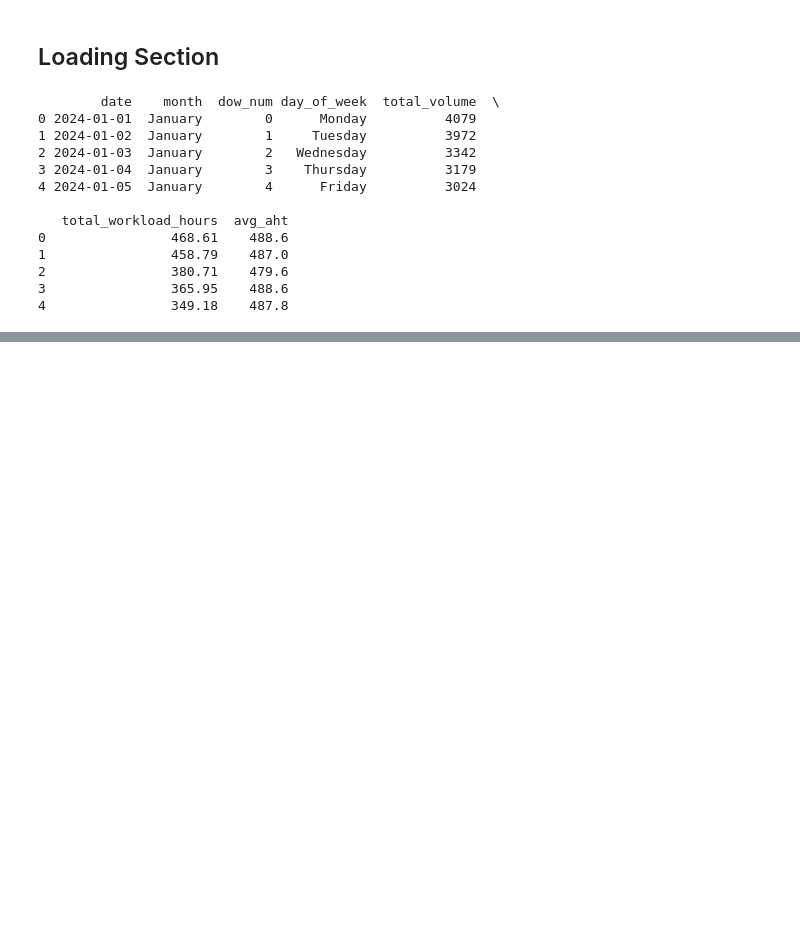
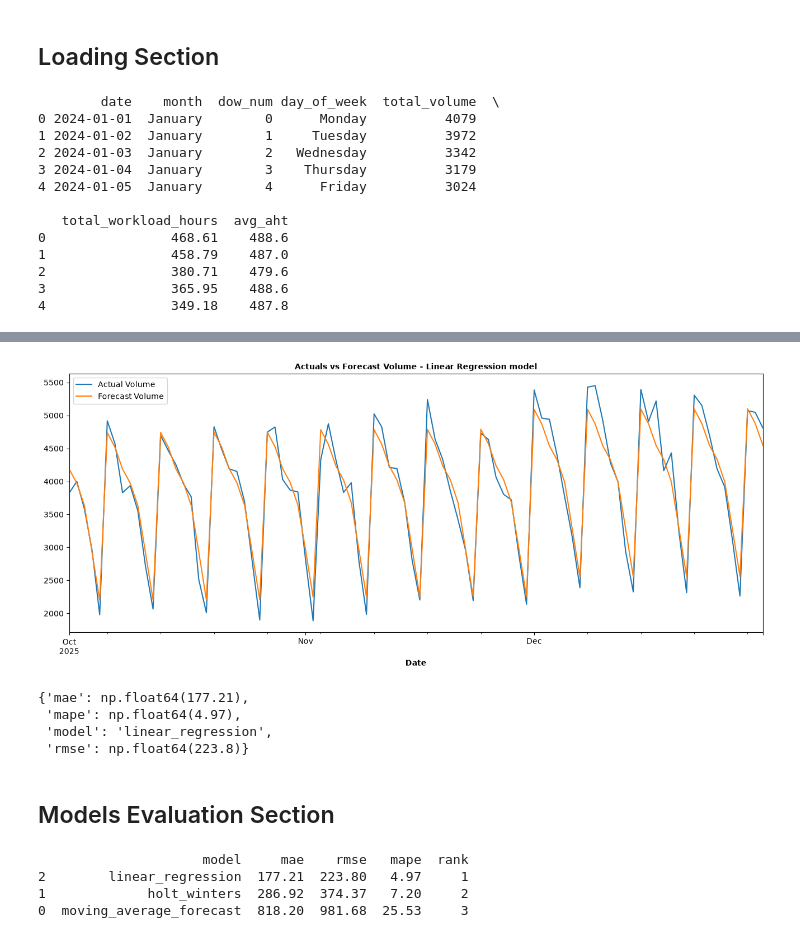
Before and after one commit to Ashish-Krishna-K/workforce_forecasting_and_capacity_planning_analytics, a Jupyter notebook: notebooks/02_forecasting.ipynb, the cells around one changed output, grey strips where cells are left out. Drawn from its saved outputs; the diff is of its cells as text; code cells hidden in the pictures; blank space fills up the shorter version.

```diff
--- a/notebooks/02_forecasting.ipynb
+++ b/notebooks/02_forecasting.ipynb
@@ -74,0 +273,72 @@ Duplicate values:
+# %%
+features_training = regression_training_data.drop(
+    columns=['date', 'total_volume']
+)
+target_training = regression_training_data['total_volume']
+features_test = regression_test_data.drop(
+    columns=['date', 'total_volume']
+)
+target_test = regression_test_data['total_volume']
+
+model = LinearRegression()
+model_fit = model.fit(features_training, target_training)
+predictions = pd.Series(model.predict(features_test).round(2), index=features_test.index)
+
+testing_data['linear_regression_forecast'] = predictions
+# %%
+testing_data.plot(
+    x='date',
+    y=['total_volume', 'linear_regression_forecast'],
+    figsize=(16, 6)
+)
+plt.title('Actuals vs Forecast Volume - Linear Regression model', fontsize=10, fontweight='bold')
+plt.xlabel('Date', fontweight='bold')
+plt.legend(['Actual Volume', 'Forecast Volume'])
+plt.show()
+# %% [output]
+[figure, added]
+# %%
+linear_regression_errors = {
+    "model": "linear_regression",
+    "mae": round(
+        (testing_data['total_volume'] - testing_data['linear_regression_forecast'])
+        .abs()
+        .mean()
+    , 2),
+    "rmse": round(
+        np.sqrt(
+            (
+                (testing_data['total_volume'] - testing_data['linear_regression_forecast']) ** 2
+            )
+            .mean()
+        )
+    , 2),
+    "mape": round(
+        (
+            (
+                (testing_data['total_volume'] - testing_data['linear_regression_forecast']).abs() /
+                testing_data['total_volume']
+            )
+            .mean() * 100
+        )
+    , 2)
+}
+pprint(linear_regression_errors)
+# %% [output]
+{'mae': np.float64(177.21),
+ 'mape': np.float64(4.97),
+ 'model': 'linear_regression',
+ 'rmse': np.float64(223.8)}
+# %% [markdown]
+## Models Evaluation Section
+# %%
+models_info = [moving_average_errors, holt_winters_errors, linear_regression_errors]
+model_comparison_df = pd.DataFrame(models_info)
+model_comparison_df['rank'] = model_comparison_df['mape'].rank(method='dense').astype(int)
+model_comparison_df = model_comparison_df.sort_values(by='rank')
+pprint(model_comparison_df.head())
+# %% [output]
+                     model     mae    rmse   mape  rank
+2        linear_regression  177.21  223.80   4.97     1
+1             holt_winters  286.92  374.37   7.20     2
+0  moving_average_forecast  818.20  981.68  25.53     3
```
Also changed, not shown: parts of 28 cells of this notebook.
